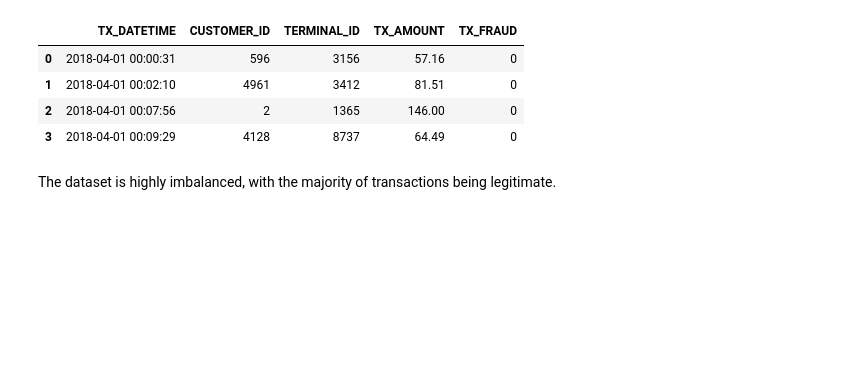
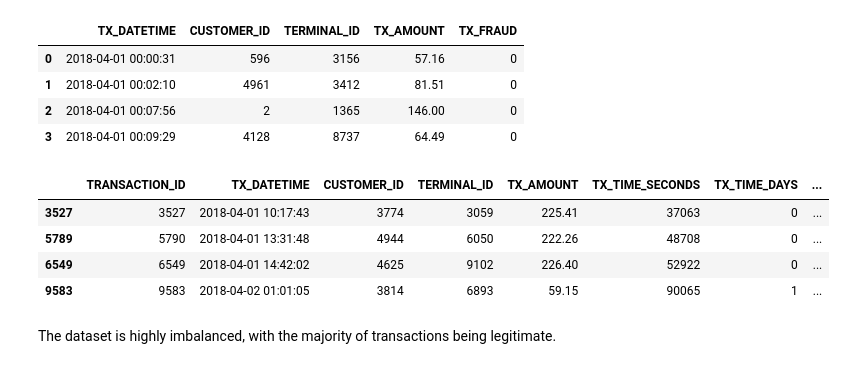
Before and after one commit to wjlim-14/payment-card-fraud-detection-keras, a Jupyter notebook: event_classification_for_payment_card_fraud_detection.ipynb, the cells around one changed output. Drawn from its saved outputs; the diff is of its cells as text; code cells hidden in the pictures; blank space fills up the shorter version.

```diff
--- a/event_classification_for_payment_card_fraud_detection.ipynb
+++ b/event_classification_for_payment_card_fraud_detection.ipynb
@@ -131,6 +139,15 @@ transactions_dataframe.head(4)
 | 1 | 2018-04-01 00:02:10 | 4961 | 3412 | 81.51 | 0 |
 | 2 | 2018-04-01 00:07:56 | 2 | 1365 | 146.00 | 0 |
 | 3 | 2018-04-01 00:09:29 | 4128 | 8737 | 64.49 | 0 |
+# %%
+fraudulent_transactions = transactions_dataframe[transactions_dataframe["TX_FRAUD"] == 1]
+fraudulent_transactions.head(4)
+# %% [output]
+|  | TRANSACTION_ID | TX_DATETIME | CUSTOMER_ID | TERMINAL_ID | TX_AMOUNT | TX_TIME_SECONDS | TX_TIME_DAYS | ... |
+| 3527 | 3527 | 2018-04-01 10:17:43 | 3774 | 3059 | 225.41 | 37063 | 0 | ... |
+| 5789 | 5790 | 2018-04-01 13:31:48 | 4944 | 6050 | 222.26 | 48708 | 0 | ... |
+| 6549 | 6549 | 2018-04-01 14:42:02 | 4625 | 9102 | 226.40 | 52922 | 0 | ... |
+| 9583 | 9583 | 2018-04-02 01:01:05 | 3814 | 6893 | 59.15 | 90065 | 1 | ... |
 # %% [markdown]
 The dataset is highly imbalanced, with the majority of transactions being
 legitimate.
```
Also changed, not shown: parts of 4 cells of this notebook.
